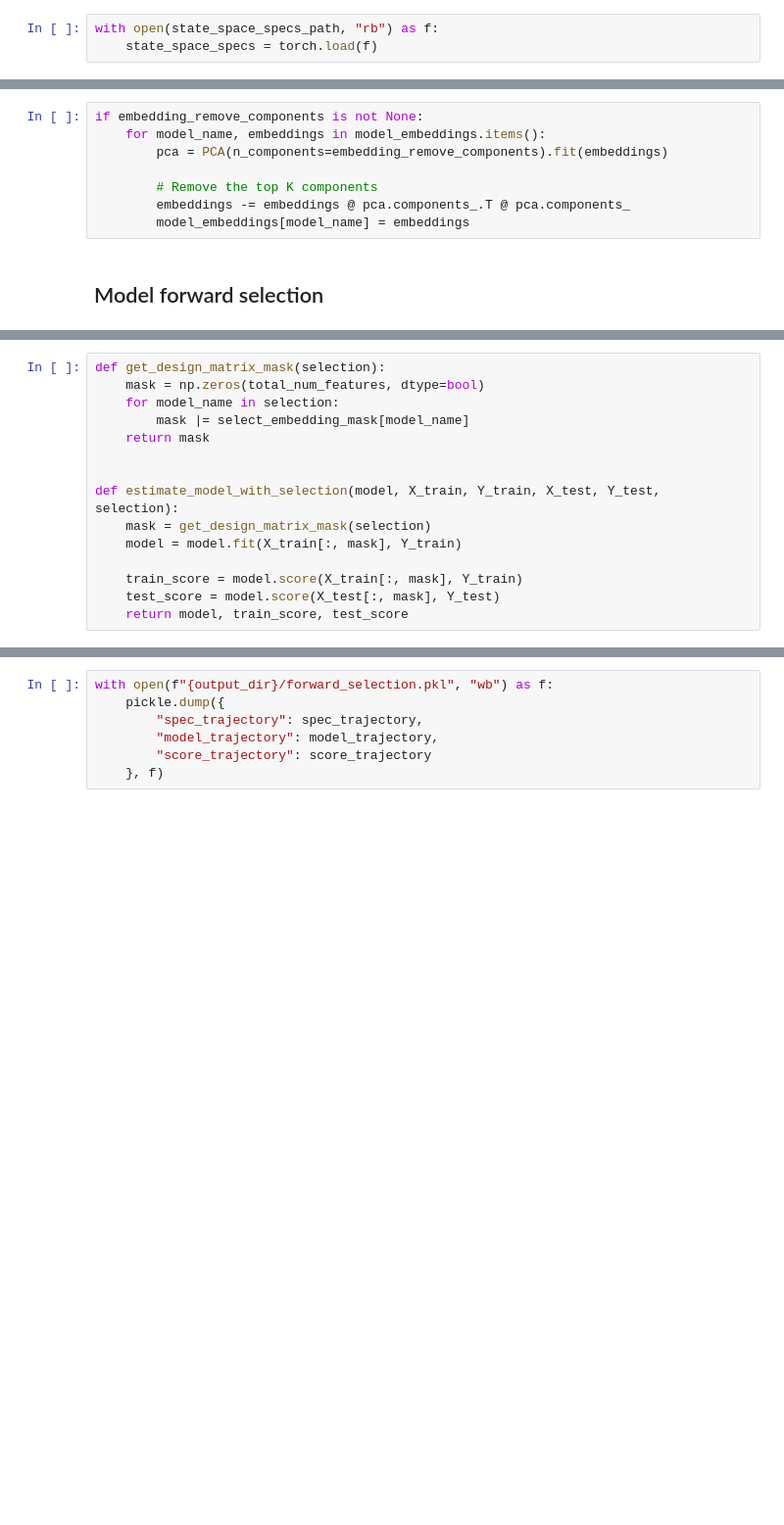
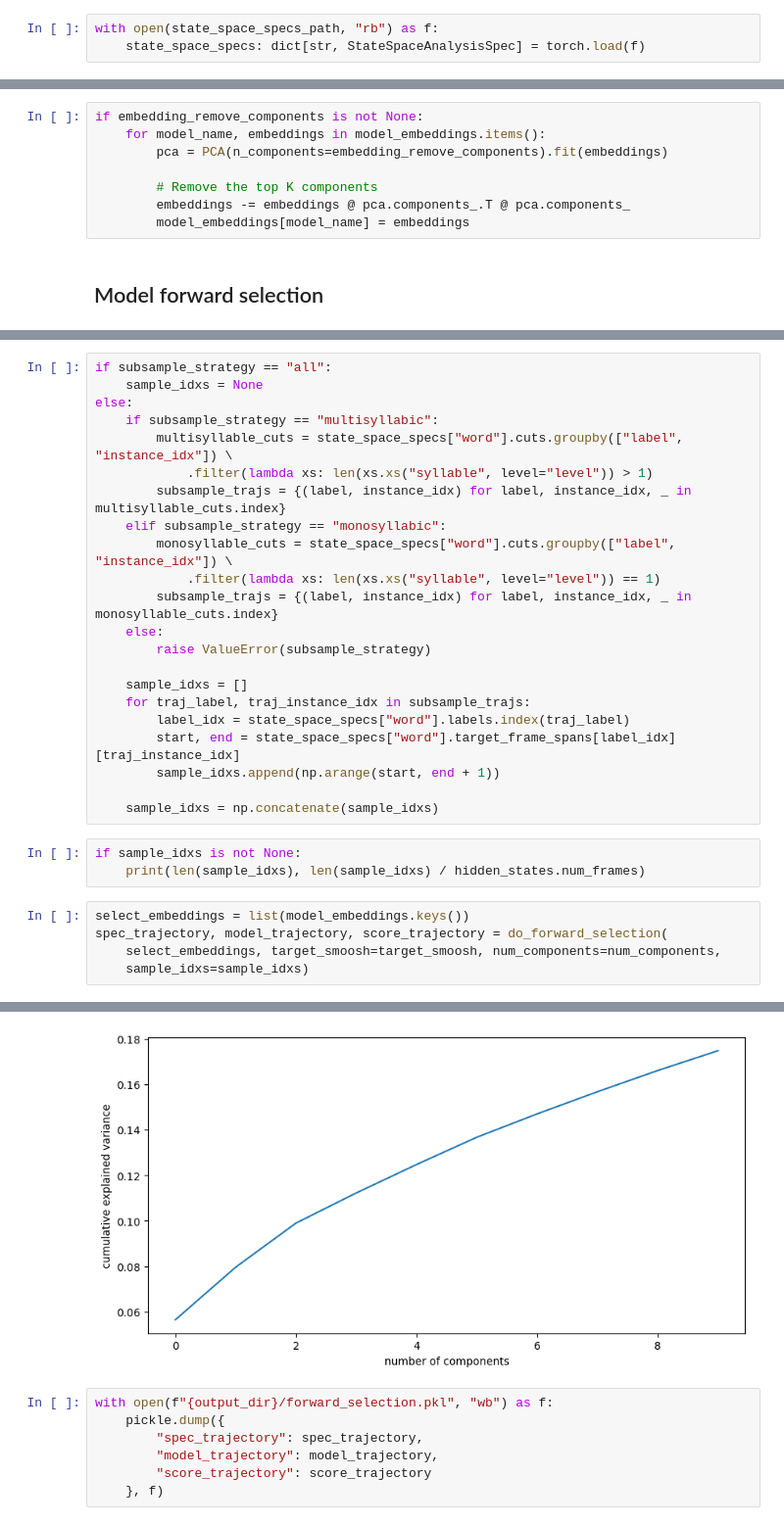
Before and after one commit to hans/ideal-word-representations, a Jupyter notebook: notebooks/synthetic_encoding/feature_selection.ipynb, the cells around one changed output, grey strips where cells are left out. Shown at 98% size. Saved outputs shown, nothing was run; the diff lists cells and outputs as text; blank space fills up the shorter version.

Commit message:
synthetic encoding: subsample data according to linguistic annotations; include wav2vec2-large evaluation

```diff
--- a/notebooks/synthetic_encoding/feature_selection.ipynb
+++ b/notebooks/synthetic_encoding/feature_selection.ipynb
@@ -54,7 +61,7 @@ with open(hidden_states_path, "rb") as f:
     hidden_states: SpeechHiddenStateDataset = torch.load(f)
 # %%
 with open(state_space_specs_path, "rb") as f:
-    state_space_specs = torch.load(f)
+    state_space_specs: dict[str, StateSpaceAnalysisSpec] = torch.load(f)
 # %%
 model_embeddings = {
     model_name: np.load(path)
@@ -134,15 +82,0 @@ for i, model_name in enumerate(select_embeddings):
-# %%
-def get_design_matrix_mask(selection):
-    mask = np.zeros(total_num_features, dtype=bool)
-    for model_name in selection:
-        mask |= select_embedding_mask[model_name]
-    return mask
-
-
-def estimate_model_with_selection(model, X_train, Y_train, X_test, Y_test, selection):
-    mask = get_design_matrix_mask(selection)
-    model = model.fit(X_train[:, mask], Y_train)
-
-    train_score = model.score(X_train[:, mask], Y_train)
-    test_score = model.score(X_test[:, mask], Y_test)
-    return model, train_score, test_score
@@ -185,0 +194,31 @@ list(zip(score_trajectory, spec_trajectory))
+# %%
+if subsample_strategy == "all":
+    sample_idxs = None
+else:
+    if subsample_strategy == "multisyllabic":
+        multisyllable_cuts = state_space_specs["word"].cuts.groupby(["label", "instance_idx"]) \
+            .filter(lambda xs: len(xs.xs("syllable", level="level")) > 1)
+        subsample_trajs = {(label, instance_idx) for label, instance_idx, _ in multisyllable_cuts.index}
+    elif subsample_strategy == "monosyllabic":
+        monosyllable_cuts = state_space_specs["word"].cuts.groupby(["label", "instance_idx"]) \
+            .filter(lambda xs: len(xs.xs("syllable", level="level")) == 1)
+        subsample_trajs = {(label, instance_idx) for label, instance_idx, _ in monosyllable_cuts.index}
+    else:
+        raise ValueError(subsample_strategy)
+
+    sample_idxs = []
+    for traj_label, traj_instance_idx in subsample_trajs:
+        label_idx = state_space_specs["word"].labels.index(traj_label)
+        start, end = state_space_specs["word"].target_frame_spans[label_idx][traj_instance_idx]
+        sample_idxs.append(np.arange(start, end + 1))
+
+    sample_idxs = np.concatenate(sample_idxs)
+# %%
+if sample_idxs is not None:
+    print(len(sample_idxs), len(sample_idxs) / hidden_states.num_frames)
+# %%
+select_embeddings = list(model_embeddings.keys())
+spec_trajectory, model_trajectory, score_trajectory = do_forward_selection(
+    select_embeddings, target_smoosh=target_smoosh, num_components=num_components,
+    sample_idxs=sample_idxs)
+# %% [output]
@@ -186,3 +240,4 @@ list(zip(score_trajectory, spec_trajectory))
+[figure, added]
 # %%
 with open(f"{output_dir}/forward_selection.pkl", "wb") as f:
     pickle.dump({
```
Also changed, not shown: parts of 16 cells of this notebook, 5 other files.
